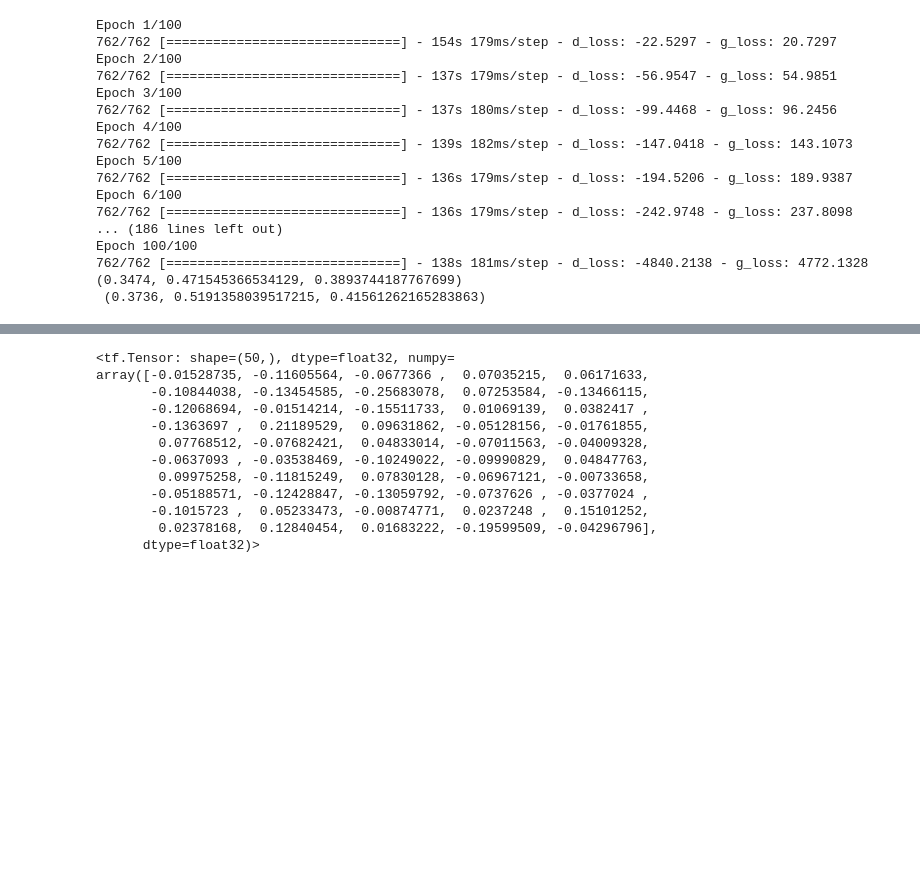
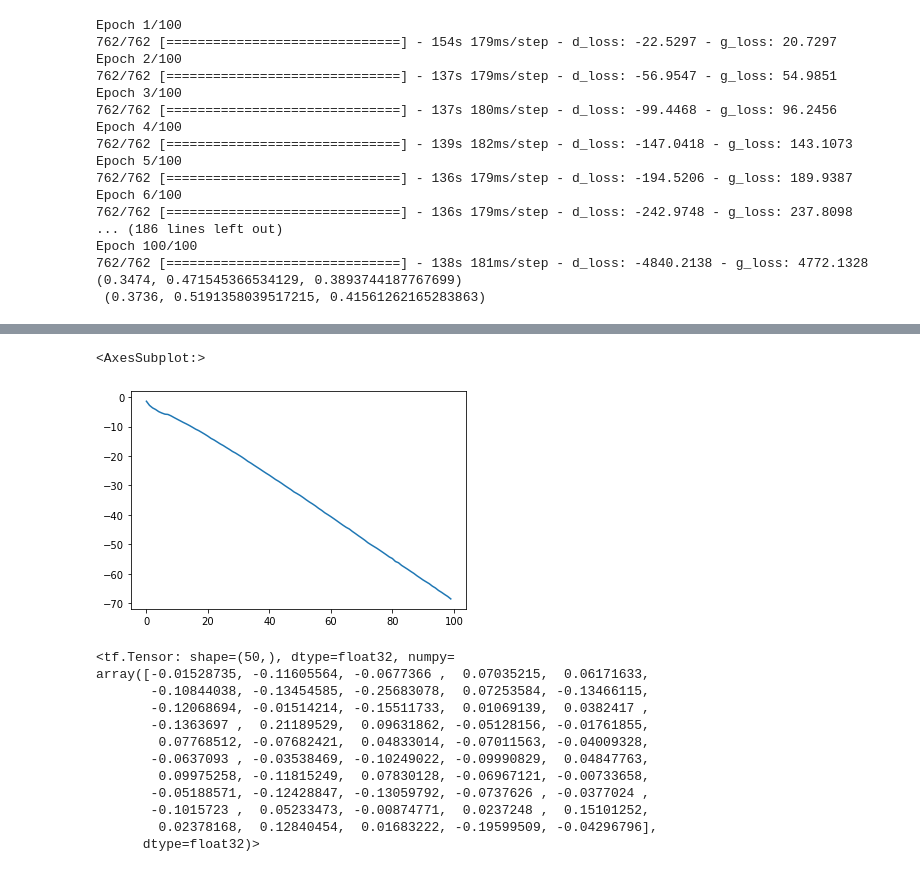
Before and after one commit to declanbarry1/Thesis-Code, a Jupyter notebook: Embeddings.ipynb, the cells around one changed output, grey strips where cells are left out. Cells and saved outputs as stored; diff of their text form; code cells hidden in the pictures; blank space fills up the shorter version.

```diff
--- a/Embeddings.ipynb
+++ b/Embeddings.ipynb
@@ -440,3 +452,8 @@ losses.to_csv("losses/wgangp_100epoch_loss")
+# %%
+diffs.plot()
+# %% [output]
+<AxesSubplot:>
+[figure, added]
 # %%
 # Try with baseline metric functions
 # %%
```
Also changed, not shown: parts of 4 cells of this notebook, 3 other files.
